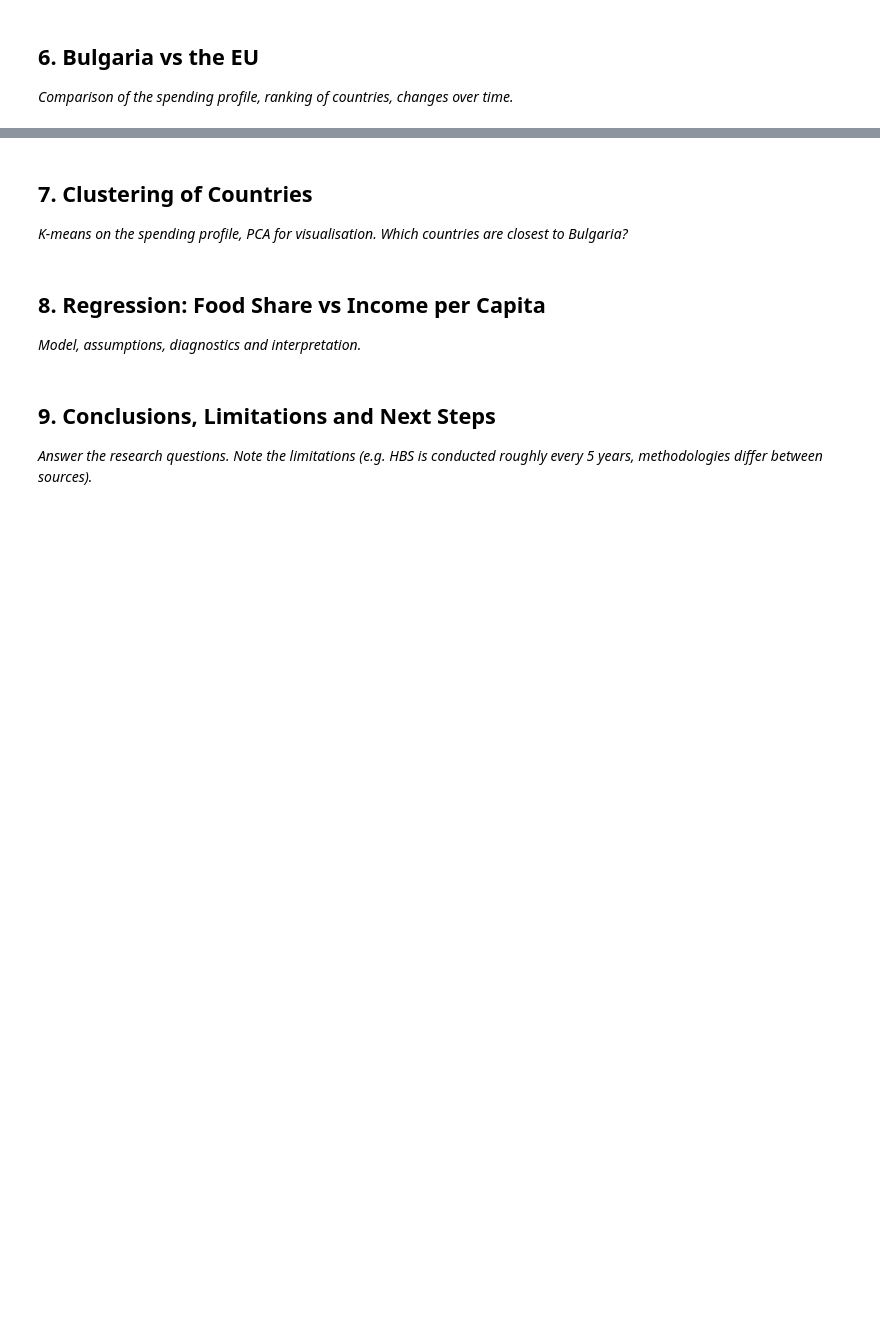
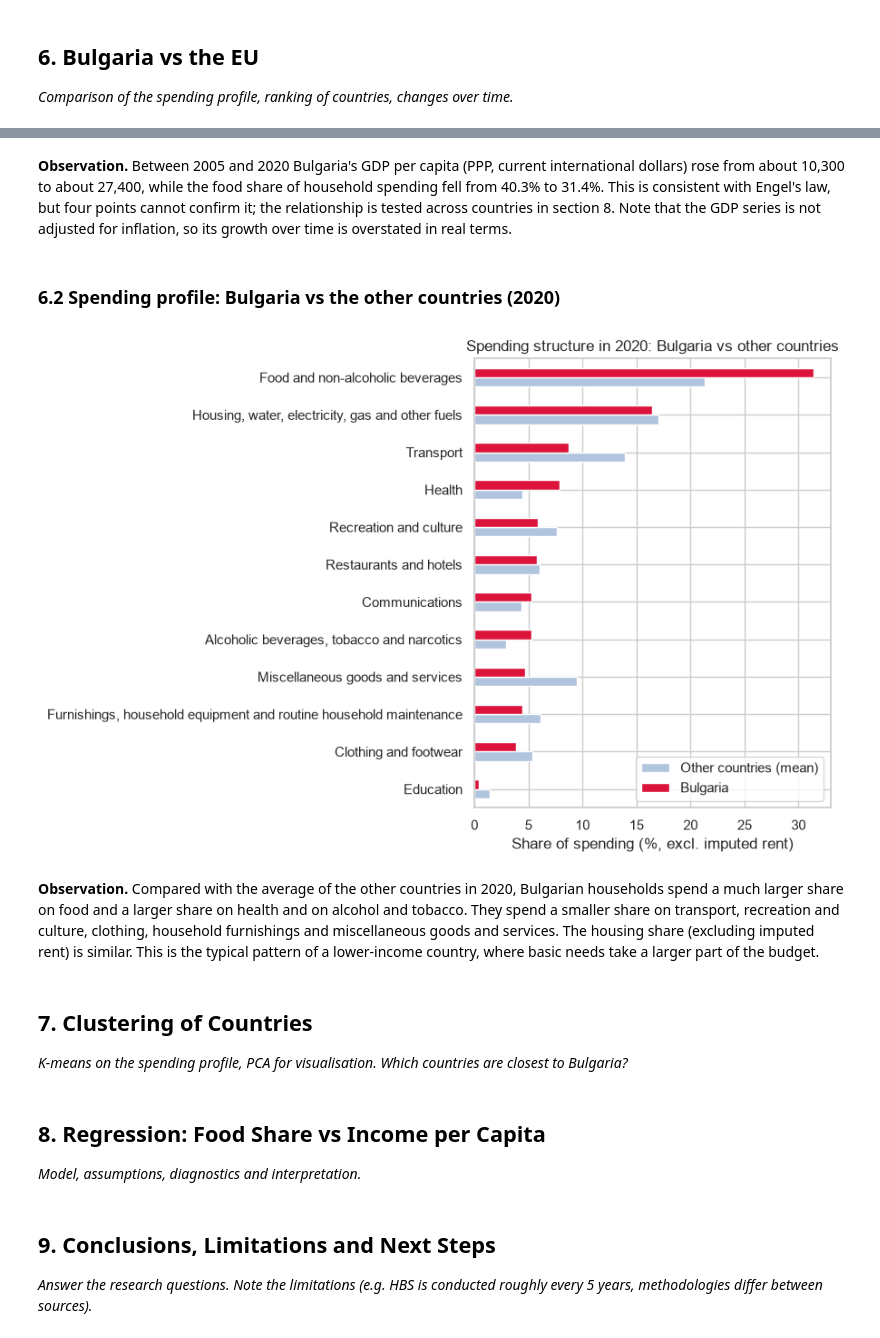
Before and after one commit to qnaatanasova86-tech/household-budgets-bg-vs-eu, a Jupyter notebook: household_budgets_analysis.ipynb, the cells around one changed output, grey strips where cells are left out. Saved outputs shown, nothing was run; the diff lists cells and outputs as text; code cells hidden in the pictures; blank space fills up the shorter version.

```diff
--- a/household_budgets_analysis.ipynb
+++ b/household_budgets_analysis.ipynb
@@ -483,3 +598,42 @@ _Comparison of the spending profile, ranking of countries, changes over time._
+# %% [markdown]
+**Observation.** Between 2005 and 2020 Bulgaria's GDP per capita (PPP, current international
+dollars) rose from about 10,300 to about 27,400, while the food share of household spending
+fell from 40.3% to 31.4%. This is consistent with Engel's law, but four points cannot confirm it;
+the relationship is tested across countries in section 8. Note that the GDP series is not
+adjusted for inflation, so its growth over time is overstated in real terms.
+# %% [markdown]
+### 6.2 Spending profile: Bulgaria vs the other countries (2020)
+# %%
+data_2020 = analysis[analysis["year"] == 2020].copy()
+data_2020["group"] = data_2020["country"].where(
+    data_2020["country"] == "Bulgaria", "Other countries (mean)"
+)
+
+profile = (
+    data_2020.groupby(["category", "group"])["share_excl_pct"]
+    .mean()
+    .unstack("group")
+    .sort_values("Bulgaria")
+)
+
+ax = profile[["Other countries (mean)", "Bulgaria"]].plot.barh(
+    figsize=(9, 6), color=["lightsteelblue", "crimson"]
+)
+ax.set_title("Spending structure in 2020: Bulgaria vs other countries")
+ax.set_xlabel("Share of spending (%, excl. imputed rent)")
+ax.set_ylabel("")
+ax.legend(title=None, loc="lower right")
+plt.tight_layout()
+plt.show()
+# %% [output]
+[figure, added]
+# %% [markdown]
+**Observation.** Compared with the average of the other countries in 2020, Bulgarian
+households spend a much larger share on food and a larger share on health and on alcohol and
+tobacco. They spend a smaller share on transport, recreation and culture, clothing,
+household furnishings and miscellaneous goods and services. The housing share (excluding
+imputed rent) is similar. This is the typical pattern of a lower-income country, where basic
+needs take a larger part of the budget.
 # %% [markdown]
 ## 7. Clustering of Countries
 
```
Also changed, not shown: parts of 8 cells of this notebook.
